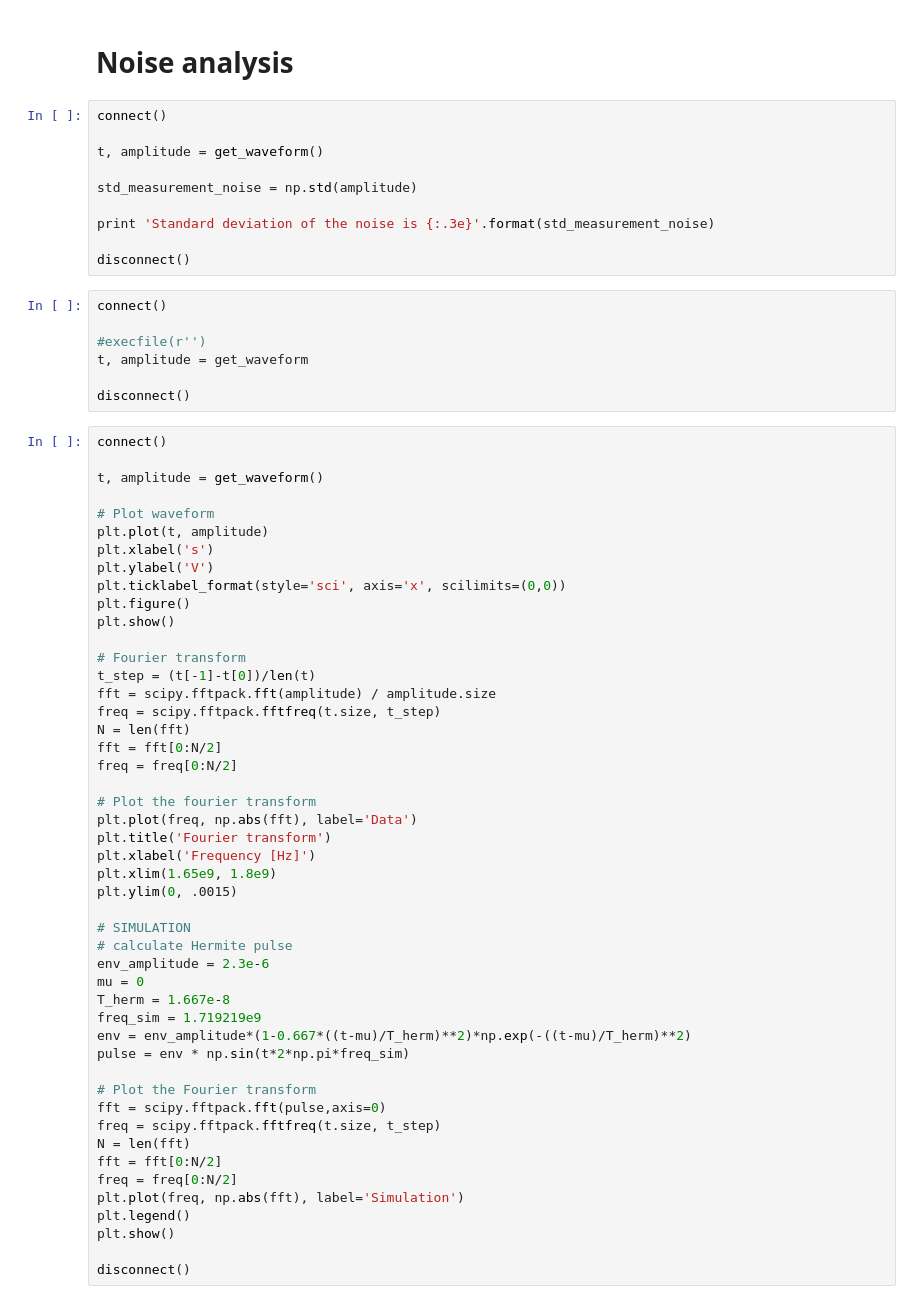
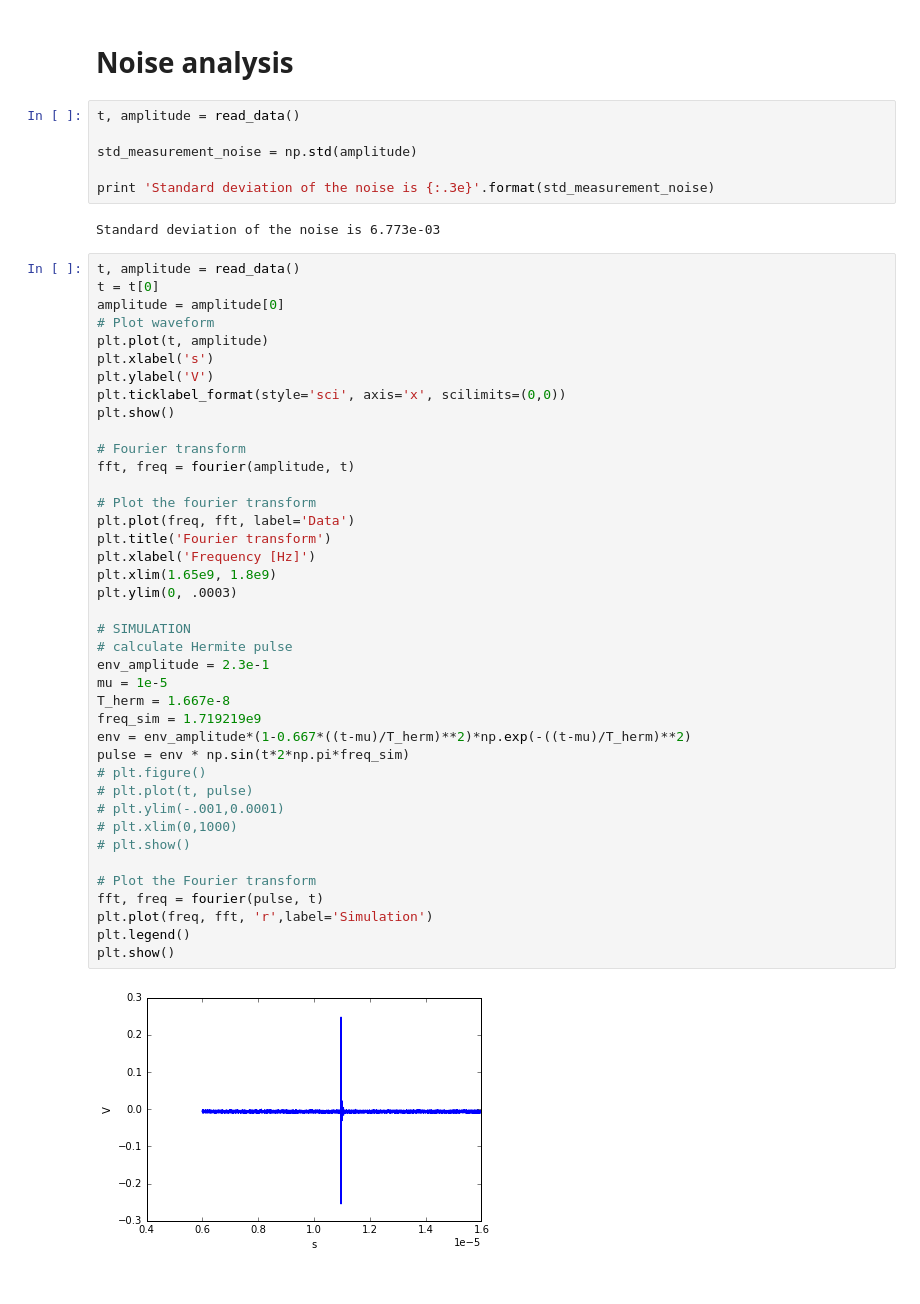
Before and after one commit to zaguros/analysis, a Jupyter notebook: notebooks/multi_node/MW_pulse_fidelity.ipynb, the cells around one changed output. Drawn from its saved outputs; the diff is of its cells as text.

```diff
--- a/notebooks/multi_node/MW_pulse_fidelity.ipynb
+++ b/notebooks/multi_node/MW_pulse_fidelity.ipynb
@@ -30,67 +34,52 @@ def fourier():
 # %% [markdown]
 # Noise analysis
 # %%
-connect()
-
-t, amplitude = get_waveform()
+t, amplitude = read_data()
 
 std_measurement_noise = np.std(amplitude)
 
 print 'Standard deviation of the noise is {:.3e}'.format(std_measurement_noise)
-
-disconnect()
+# %% [output]
+Standard deviation of the noise is 6.773e-03
-# %%
-connect()
-
-#execfile(r'')
-t, amplitude = get_waveform
-
-disconnect()
 # %%
-connect()
-
-t, amplitude = get_waveform()
-
+t, amplitude = read_data()
+t = t[0]
+amplitude = amplitude[0]
 # Plot waveform
 plt.plot(t, amplitude)
 plt.xlabel('s')
 plt.ylabel('V')
 plt.ticklabel_format(style='sci', axis='x', scilimits=(0,0))
-plt.figure()
 plt.show()
 
 # Fourier transform
-t_step = (t[-1]-t[0])/len(t)
-fft = scipy.fftpack.fft(amplitude) / amplitude.size
-freq = scipy.fftpack.fftfreq(t.size, t_step)
-N = len(fft)
-fft = fft[0:N/2]
-freq = freq[0:N/2]
+fft, freq = fourier(amplitude, t)
 
 # Plot the fourier transform
-plt.plot(freq, np.abs(fft), label='Data')
+plt.plot(freq, fft, label='Data')
 plt.title('Fourier transform')
 plt.xlabel('Frequency [Hz]')
 plt.xlim(1.65e9, 1.8e9)
-plt.ylim(0, .0015)
+plt.ylim(0, .0003)
 
 # SIMULATION
 # calculate Hermite pulse
-env_amplitude = 2.3e-6
-mu = 0
+env_amplitude = 2.3e-1
+mu = 1e-5
 T_herm = 1.667e-8
 freq_sim = 1.719219e9
 env = env_amplitude*(1-0.667*((t-mu)/T_herm)**2)*np.exp(-((t-mu)/T_herm)**2)
 pulse = env * np.sin(t*2*np.pi*freq_sim)
+# plt.figure()
+# plt.plot(t, pulse)
+# plt.ylim(-.001,0.0001)
+# plt.xlim(0,1000)
+# plt.show()
 
 # Plot the Fourier transform
-fft = scipy.fftpack.fft(pulse,axis=0)
-freq = scipy.fftpack.fftfreq(t.size, t_step)
-N = len(fft)
-fft = fft[0:N/2]
-freq = freq[0:N/2]
-plt.plot(freq, np.abs(fft), label='Simulation')
+fft, freq = fourier(pulse, t)
+plt.plot(freq, fft, 'r',label='Simulation')
 plt.legend()
 plt.show()
-
-disconnect()
+# %% [output]
+[figure, added]
```
Also changed, not shown: parts of 5 cells of this notebook, 3 other files.
